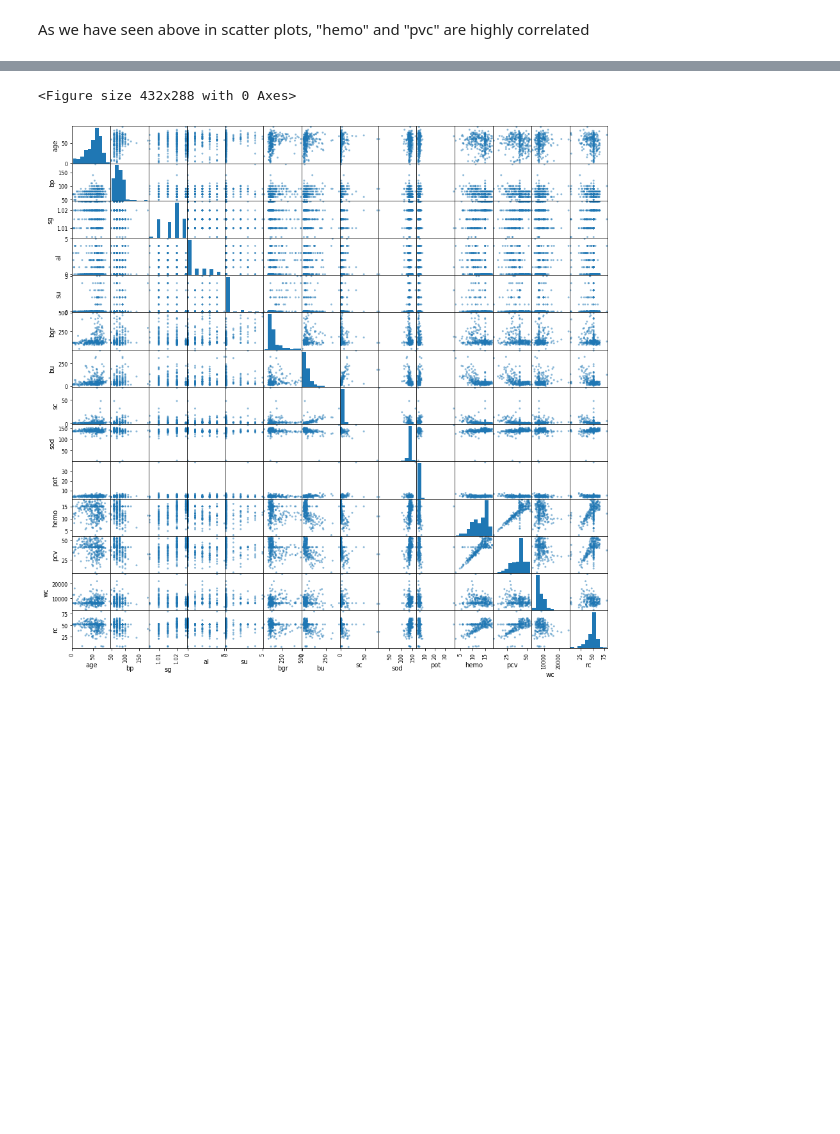
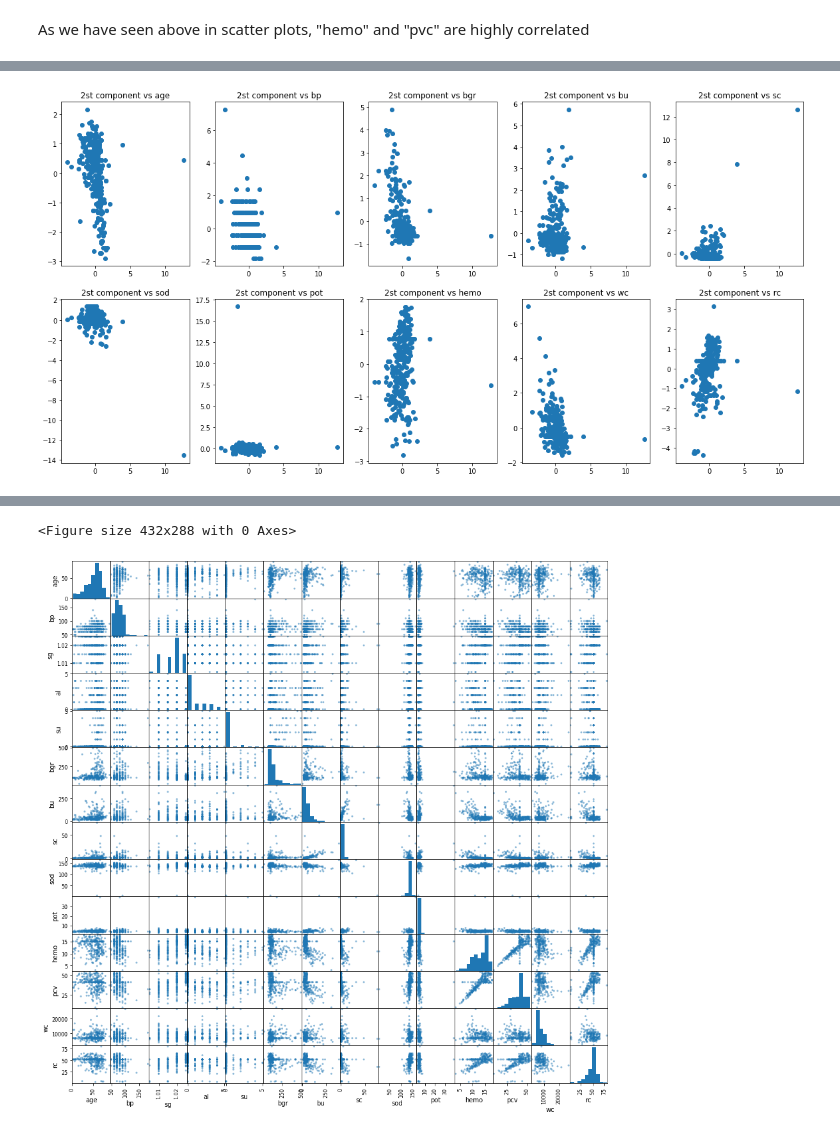
Before and after one commit to MarwaAK/binaryClassification, a Jupyter notebook: Projet_ML.ipynb, the cells around one changed output, grey strips where cells are left out. Cells and saved outputs as stored; diff of their text form; code cells hidden in the pictures; blank space fills up the shorter version.

```diff
--- a/Projet_ML.ipynb
+++ b/Projet_ML.ipynb
@@ -206,0 +321,15 @@ plt.show()
+# %%
+# P
+n_axes = len(numerical_features)
+_, axes = plt.subplots(ncols=5,nrows=2, figsize=(20,10))
+col_id = 0
+for i in range(axes.shape[0]):
+    for j in range(axes.shape[1]):
+        try :
+            axes[i][j].scatter(principalComponents[:,1], X_train[:,col_id])
+            axes[i][j].set_title(f'2st component vs {columns_eng[col_id]}')
+            col_id = col_id+1
+        except :
+            break
+# %% [output]
+[figure, added]
```
Also changed, not shown: parts of 24 cells of this notebook.
